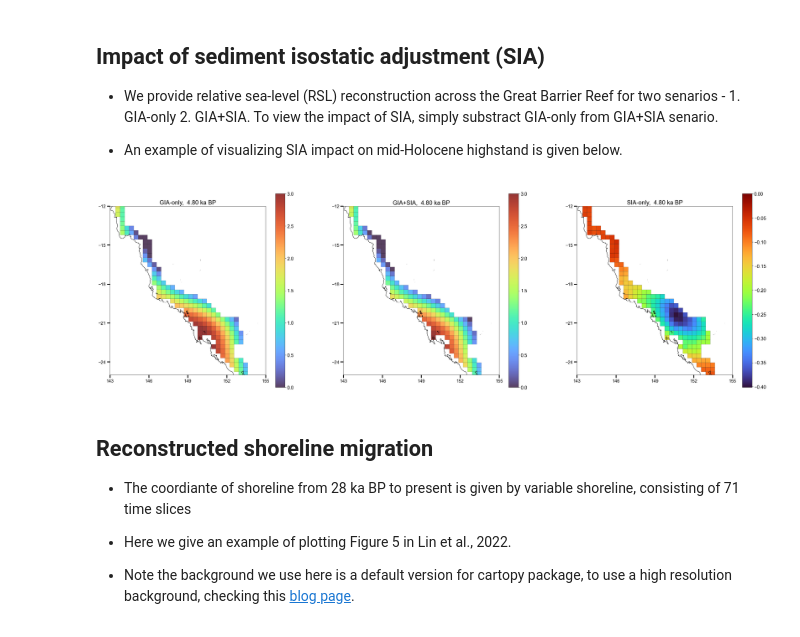
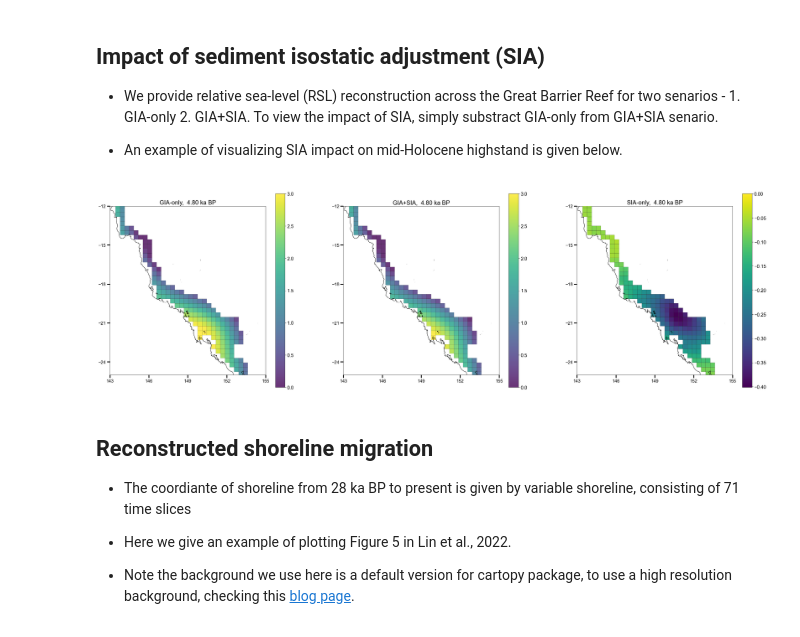
Before and after one commit to yc-lin-geo/GBR-Sediment, a Jupyter notebook: GBR_Sediment.ipynb, the cells around one changed output. Drawn from its saved outputs; the diff is of its cells as text; code cells hidden in the pictures.

```diff
--- a/GBR_Sediment.ipynb
+++ b/GBR_Sediment.ipynb
@@ -351,39 +70,39 @@ time= np.arange(28,-0.1,-0.4)
 time_index = 58 #to change the time, simply change index here, note the colormap
 
 im = ax.pcolor(xx,yy,f['GIA'][time_index],zorder=10,
-              cmap='turbo',edgecolor='k',transform=ccrs.PlateCarree(),alpha=0.8,vmin=0,vmax=3)
+              edgecolor='k',transform=ccrs.PlateCarree(),alpha=0.8,vmin=0,vmax=3)
 fig.colorbar(im)
 ax.set_title('GIA-only, {:5.2f} ka BP'.format(time[time_index]),fontsize=20)
 
 
 ax = fig.add_subplot(1, 3, 2, projection=ccrs.PlateCarree())
 ax.coastlines('10m',zorder=20)
 ax.tick_params(labelsize=15,pad=4,which='major',direction='out',length=10,width=3)
 
 ax.set_extent([143,155,-12, -25])
 ax.set_xticks([143,146,149,152,155], crs=ccrs.PlateCarree())
 ax.set_yticks(np.arange(-12,-25,-3), crs=ccrs.PlateCarree())
 ax.tick_params(labelsize=15,pad=4,which='major',direction='out',length=10,width=3)
 im = ax.pcolor(xx,yy,f['RSL'][time_index],zorder=10,
-              cmap='turbo',edgecolor='k',transform=ccrs.PlateCarree(),alpha=0.8,vmin=0,vmax=3)
+              edgecolor='k',transform=ccrs.PlateCarree(),alpha=0.8,vmin=0,vmax=3)
 fig.colorbar(im)
 ax.set_title('GIA+SIA, {:5.2f} ka BP'.format(time[time_index]),fontsize=20)
 
 ax = fig.add_subplot(1, 3, 3, projection=ccrs.PlateCarree())
 ax.coastlines('10m',zorder=20)
 ax.tick_params(labelsize=15,pad=4,which='major',direction='out',length=10,width=3)
 
 ax.set_extent([143,155,-12, -25])
 ax.set_xticks([143,146,149,152,155], crs=ccrs.PlateCarree())
 ax.set_yticks(np.arange(-12,-25,-3), crs=ccrs.PlateCarree())
 ax.tick_params(labelsize=15,pad=4,which='major',direction='out',length=10,width=3)
 im = ax.pcolor(xx,yy,f['RSL'][time_index]-f['GIA'][time_index],zorder=10,
-              cmap='turbo',edgecolor='k',transform=ccrs.PlateCarree(),vmax=0)
+              edgecolor='k',transform=ccrs.PlateCarree(),vmax=0)
 fig.colorbar(im)
 ax.set_title('SIA-only, {:5.2f} ka BP'.format(time[time_index]),fontsize=20)
 plt.show()
 # %% [output]
-[figure, old version]
+[figure, new version]
 # %% [markdown]
 ## Reconstructed shoreline migration
 
```
Also changed, not shown: parts of 9 cells of this notebook.
